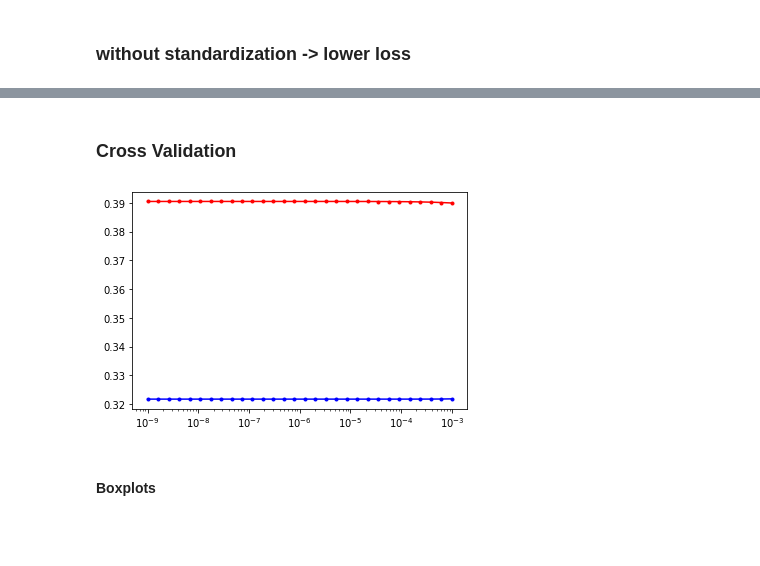
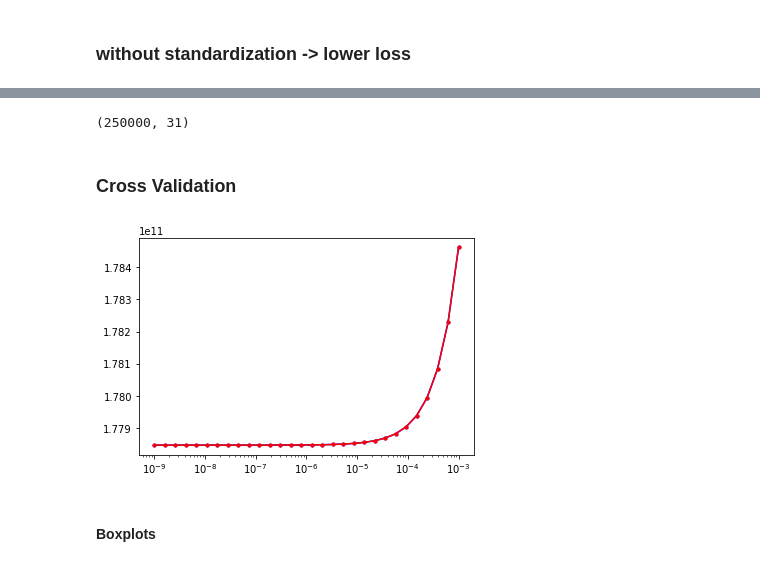
Before and after one commit to MarijaLaz/Higgs-Boson-Challenge, a Jupyter notebook: project1/scripts/project1.ipynb, the cells around one changed output, grey strips where cells are left out. Cells and saved outputs as stored; diff of their text form; code cells hidden in the pictures; blank space fills up the shorter version.

```diff
--- a/project1/scripts/project1.ipynb
+++ b/project1/scripts/project1.ipynb
@@ -67,7 +39,7 @@ y_train.head(3)
 #### Correlation matrix
 # %%
 #corr_matrix = np.corrcoef(tx) gives allocation error
-corr_matrix = tx_train.corr()
+corr_matrix = np.corrcoef(tx.T)
 # %%
 plt.figure(figsize = (18,18))
 ax = sns.heatmap(corr_matrix, annot=True,linewidths=1, linecolor='white')
@@ -125,8 +97,7 @@ tx_train_filtered.values.shape
 # %% [markdown]
 #### Substituting missing features by the mean of the respective column
 # %%
-tx_tr = tx_train_filtered.values
-for i in range(tx_tr.shape[1]):
-    idx = tx_tr[:,i] > -999
-    mean = np.mean(tx_tr[idx,i])
-    tx_tr[idx==False,i] = mean
+for i in range(tx.shape[1]):
+    idx = tx[:,i] > -999
+    mean = np.mean(tx[idx,i])
+    tx[idx==False,i] = mean
@@ -195,14 +196,17 @@ tx_train_filtered = tx_train_filtered.values
 # %%
 gamma = 0.01
 max_iters = 30
-initial_w = np.zeros(20)
+initial_w = np.zeros(31)
 lambda_ = 0.00001
 
-regression_res = [least_squares_GD(y, tx_tr, initial_w, max_iters,gamma),
-                  least_squares_SGD(y, tx_tr, initial_w, max_iters, gamma),
+regression_res = [least_squares_GD(y, tx, initial_w, max_iters,gamma),
+                  least_squares_SGD(y, tx, initial_w, max_iters, gamma),
                   least_squares(y, tx),
-                 ridge_regression(y,tx,lambda_)]
-regression_names = ["Gradient Descent","Stochastic Gradient Descent", "Least Squares", "Ridge Regression1", "Ridge Regression2", "Ridge Regression3", "Ridge Regression4"]
+                  ridge_regression(y,tx,0.00001),
+                  logistic_regression(y, tx, initial_w, max_iters, gamma),
+                  reg_logistic_regressions(y, tx, lambda_, initial_w, max_iters, gamma)]
+regression_names = ["Gradient Descent","Stochastic Gradient Descent", "Least Squares", "Ridge Regression1",'Logistic Ridge Regression','Reg Logistic Ridge Regression']
+print('-----Without standardization-----')
 for i in range (len(regression_res)):
     w,loss = regression_res[i]
     print("{name}, w*={w}, loss={l}\n".format(name=regression_names[i],w=w, l=loss))
@@ -227,3 +215,7 @@ Stochastic Gradient Descent, w*=[ 4.74782406e+76  2.15132938e+76  3.73604821e+76
+# %%
+tx.shape
+# %% [output]
+(250000, 31)
 # %% [markdown]
 ### Cross Validation
 # %%
@@ -231,9 +223,13 @@ from implementations import *
 
 def validade_CV(y, x):
     seed = 1
-    degree = 2
+    degree = 0
     k_fold = 4
     lambdas = np.logspace(-9, -3, 30)
+    gamma = 0.01
+    max_iters = 30
+    initial_w = np.zeros(31)
+    lambda_ = 0.00001
 
     # split data in k fold
     k_indices = build_k_indices(y, k_fold, seed)
@@ -247,7 +243,7 @@ def validade_CV(y, x):
         mse_pfold_tr = []
         mse_pfold_te = []
         for k in range(k_fold):
-            loss_tr, loss_te = cross_validation(y, tx_tr, k_indices, k, lambda_ , degree)
+            loss_tr, loss_te = cross_validation(y, tx, k_indices, k, initial_w,lambda_ ,max_iters, gamma, degree)
             mse_pfold_tr.append(loss_tr)
             mse_pfold_te.append(loss_te)
         mse_tr.append(np.mean(mse_pfold_tr))
@@ -257,8 +253,8 @@ def validade_CV(y, x):
     plt.semilogx(lambdas, mse_tr, marker=".", color='b', label='train error')
     plt.semilogx(lambdas, mse_te, marker=".", color='r', label='test error')
 # %%
-validade_CV(y, tx_tr)
+validade_CV(y, tx)
 # %% [output]
-[figure, old version]
+[figure, new version]
 # %% [markdown]
 #### Boxplots
```
Also changed, not shown: parts of 13 cells of this notebook, 3 other files.
